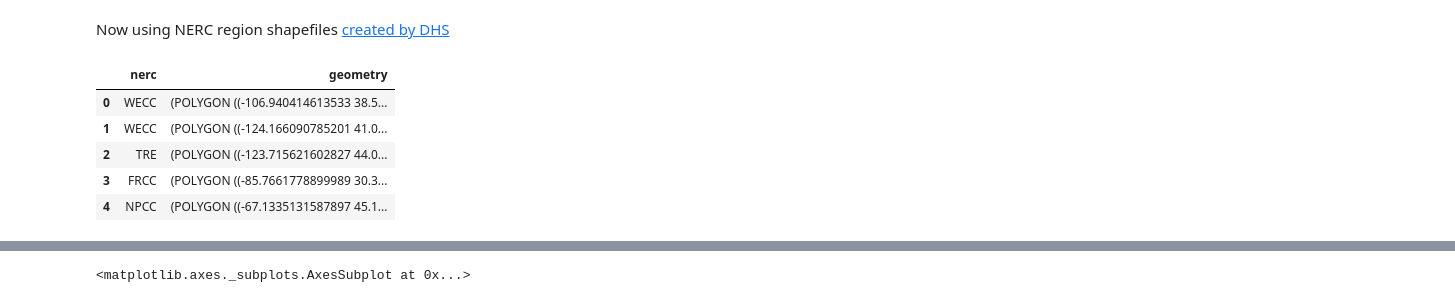
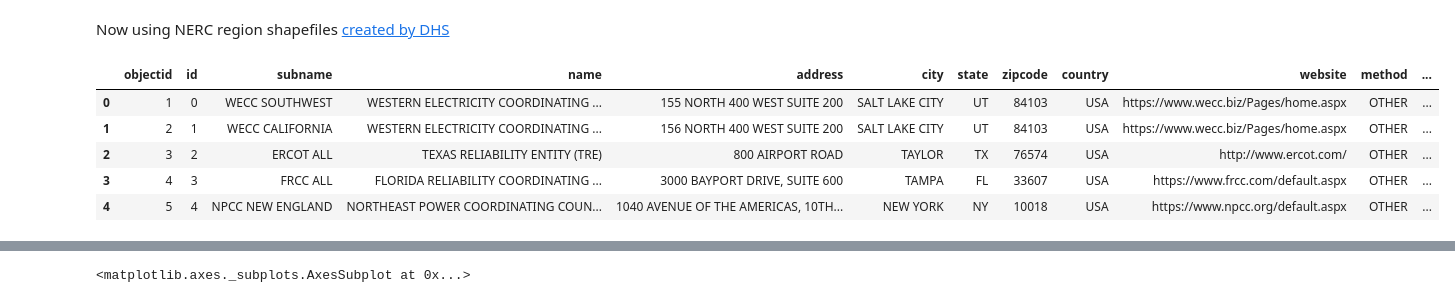
Before and after one commit to gschivley/carbon-index, a Jupyter notebook: Notebooks/archive/Trying geopandas to assign NERC regions.ipynb, the cells around one changed output, grey strips where cells are left out. Cells and saved outputs as stored; diff of their text form; code cells hidden in the pictures.

```diff
--- a/Notebooks/archive/Trying geopandas to assign NERC regions.ipynb
+++ b/Notebooks/archive/Trying geopandas to assign NERC regions.ipynb
@@ -47,14 +68,14 @@ Now using NERC region shapefiles [created by DHS](https://hifld-dhs-gii.opendata
 # %%
 path = os.path.join(data_path, 'NERC_Regions', 'NERC_Regions.shp')
 regions = gpd.read_file(path)
 regions.columns = regions.columns.str.lower()
 regions['nerc'] = regions['name'].str.split().str[-1].str.strip('()')
-regions = regions.loc[:, ['nerc', 'geometry']]
+# regions = regions.loc[:, ['nerc', 'geometry']]
 regions.head()
 # %% [output]
-|  | nerc | geometry |
-| 0 | WECC | (POLYGON ((-106.940414613533 38.5... |
-| 1 | WECC | (POLYGON ((-124.166090785201 41.0... |
-| 2 | TRE | (POLYGON ((-123.715621602827 44.0... |
-| 3 | FRCC | (POLYGON ((-85.7661778899989 30.3... |
-| 4 | NPCC | (POLYGON ((-67.1335131587897 45.1... |
+|  | objectid | id | subname | name | address | city | state | zipcode | country | website | method | ... |
+| 0 | 1 | 0 | WECC SOUTHWEST | WESTERN ELECTRICITY COORDINATING ... | 155 NORTH 400 WEST SUITE 200 | SALT LAKE CITY | UT | 84103 | USA | https://www.wecc.biz/Pages/home.aspx | OTHER | ... |
+| 1 | 2 | 1 | WECC CALIFORNIA | WESTERN ELECTRICITY COORDINATING ... | 156 NORTH 400 WEST SUITE 200 | SALT LAKE CITY | UT | 84103 | USA | https://www.wecc.biz/Pages/home.aspx | OTHER | ... |
+| 2 | 3 | 2 | ERCOT ALL | TEXAS RELIABILITY ENTITY (TRE) | 800 AIRPORT ROAD | TAYLOR | TX | 76574 | USA | http://www.ercot.com/ | OTHER | ... |
+| 3 | 4 | 3 | FRCC ALL | FLORIDA RELIABILITY COORDINATING ... | 3000 BAYPORT DRIVE, SUITE 600 | TAMPA | FL | 33607 | USA | https://www.frcc.com/default.aspx | OTHER | ... |
+| 4 | 5 | 4 | NPCC NEW ENGLAND | NORTHEAST POWER COORDINATING COUN... | 1040 AVENUE OF THE AMERICAS, 10TH... | NEW YORK | NY | 10018 | USA | https://www.npcc.org/default.aspx | OTHER | ... |
```
Also changed, not shown: parts of 44 cells of this notebook.
